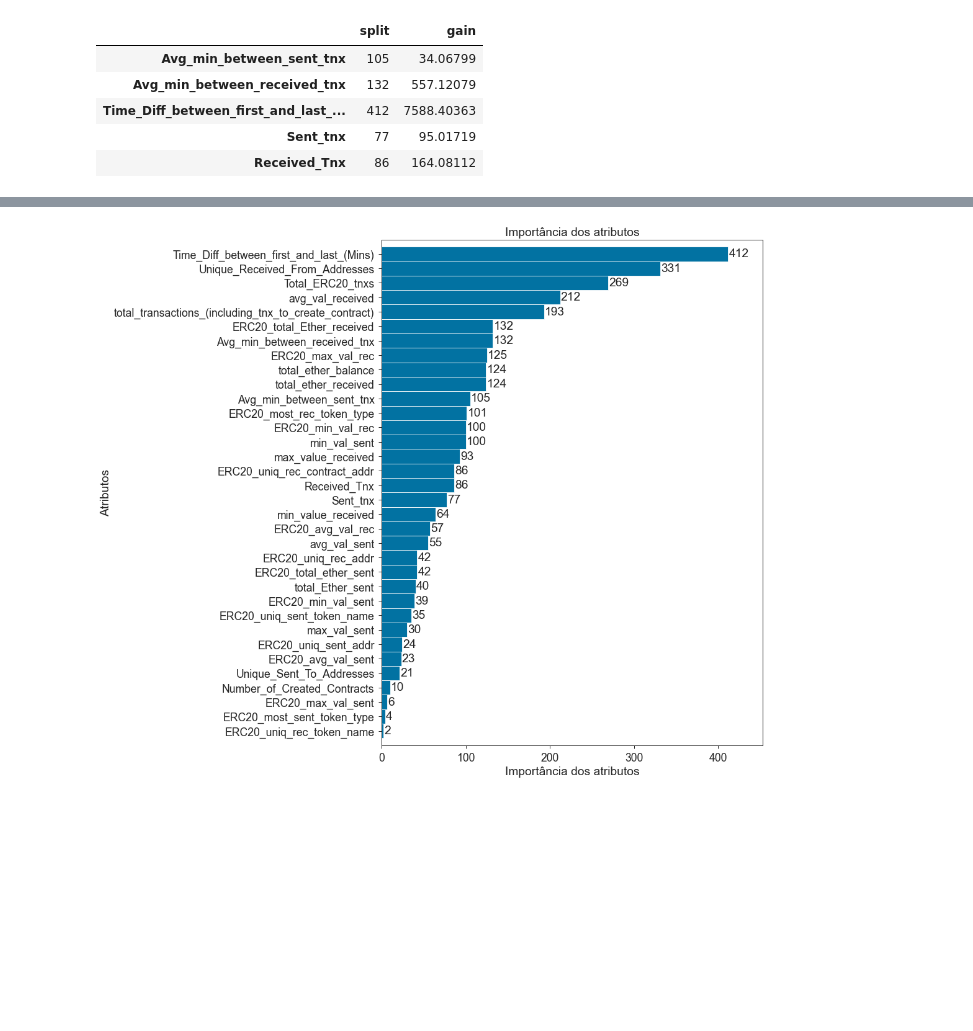
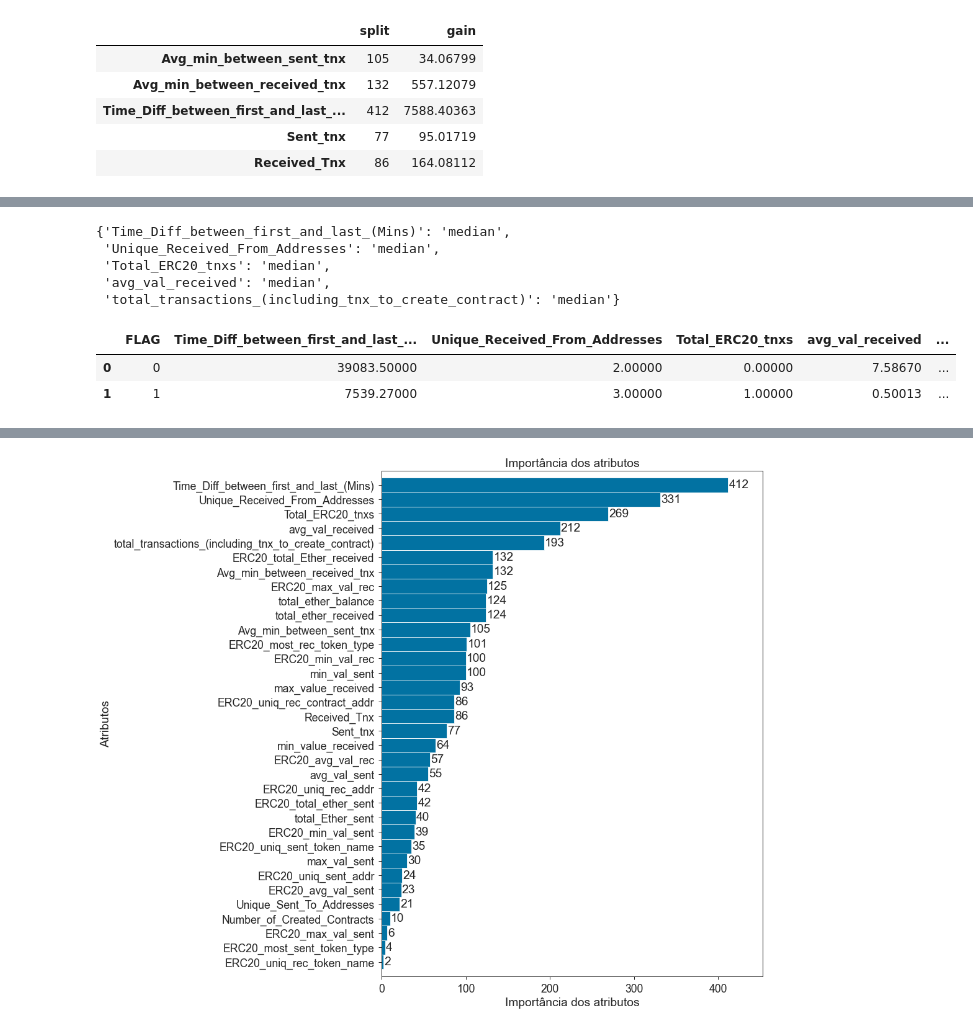
Before and after one commit to guyrux/ethereum_laundering, a Jupyter notebook: notebooks/03-ethereum_modeling_v2-suto.ipynb, the cells around one changed output, grey strips where cells are left out. Drawn from its saved outputs; the diff is of its cells as text; code cells hidden in the pictures; blank space fills up the shorter version.

```diff
--- a/notebooks/03-ethereum_modeling_v2-suto.ipynb
+++ b/notebooks/03-ethereum_modeling_v2-suto.ipynb
@@ -725,0 +750,21 @@ df_importance.head()
+# %%
+dct_temp = {}
+
+for column in lst_most_important_features:
+    dct_temp.update({column: 'median'})
+
+dct_temp
+# %% [output]
+{'Time_Diff_between_first_and_last_(Mins)': 'median',
+ 'Unique_Received_From_Addresses': 'median',
+ 'Total_ERC20_tnxs': 'median',
+ 'avg_val_received': 'median',
+ 'total_transactions_(including_tnx_to_create_contract)': 'median'}
+# %%
+df_important_features_agg = df_important_features.groupby(by=['FLAG']).agg(dct_temp).reset_index()
+
+df_important_features_agg
+# %% [output]
+|  | FLAG | Time_Diff_between_first_and_last_... | Unique_Received_From_Addresses | Total_ERC20_tnxs | avg_val_received | ... |
+| 0 | 0 | 39083.50000 | 2.00000 | 0.00000 | 7.58670 | ... |
+| 1 | 1 | 7539.27000 | 3.00000 | 1.00000 | 0.50013 | ... |
```
Also changed, not shown: parts of 7 cells of this notebook, 1 other file.
